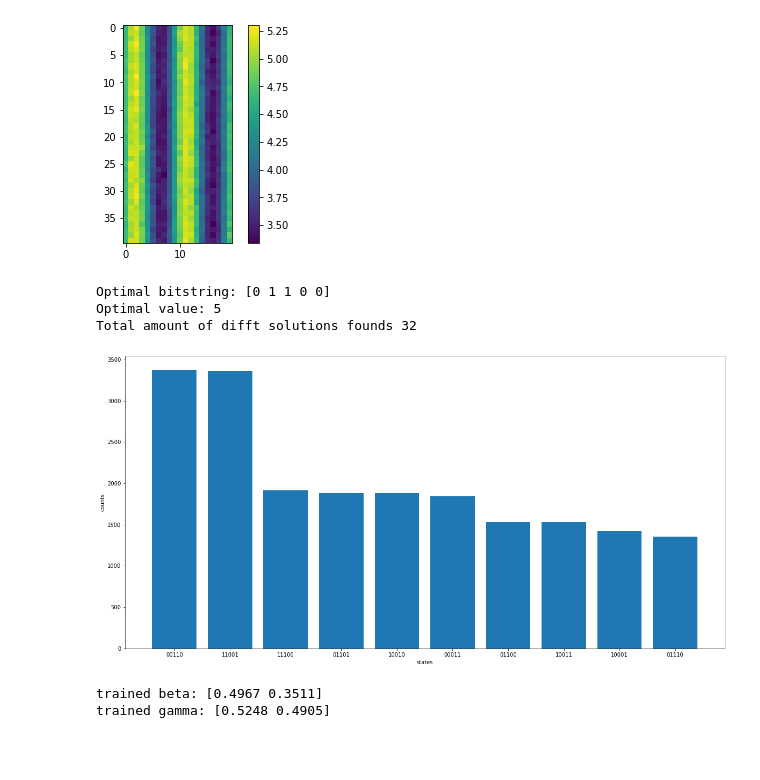
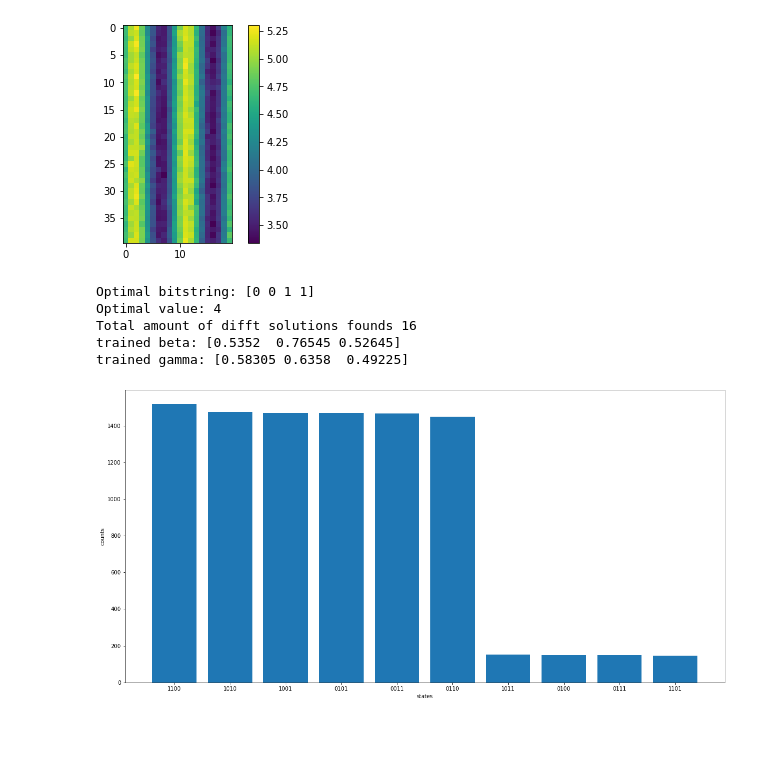
Before and after one commit to XunyiZhao/Quantum_Information_Project, a Jupyter notebook: maxcut.ipynb, the cells around one changed output. Cells and saved outputs as stored; diff of their text form; code cells hidden in the pictures; blank space fills up the shorter version.

```diff
--- a/maxcut.ipynb
+++ b/maxcut.ipynb
@@ -200,16 +243,26 @@ class maxcut:
         plt.show()
 # %%
 #some fancy graph
-#G = nx.Graph([(0,1),(0,2),(0,3),(1,2),(1,3),(0,4),(2,4),(3,4),(2,5),(4,5)])
+#G = nx.Graph([(0,1),(0,2),(0,3),(1,2),(1,3),(0,4),(2,4),(3,4),(2,5),(4,5),(1,6),(6,5)])
 
 #nice testing graph
 #G = nx.Graph([(0,1),(1,2),(1,3),(0,2),(2,4),(1,4)])
 
-G = nx.Graph([(0,1),(1,2),(2,3),(0,3)])
+#Butterfly
+#G = nx.Graph([(0,1),(1,2),(2,0),(0,3),(3,4),(4,0)])
+
+#Star
+#G = nx.Graph([(0,1),(0,2),(0,3)])
+
+
+G = nx.Graph([(0,1),(1,2),(2,0),(3,2),(1,3),(3,0)])
+
+
+#G = nx.Graph([(0,1)])
 edges = len(G)
 A = nx.adjacency_matrix(G)
 A = np.array(A.todense())
-print(A)
+# print(A)
 
 #mc = maxcut(edges, [[0,1], [1,2], [1,3], [2,3]])
 mc = maxcut(G)
@@ -227,7 +276,7 @@ mc.draw()
 # %%
 %%time
 
-curve = mc.train(opt_rounds=20, depth = 2, sims = 30000, learning_rate = 0.01)
+curve = mc.train(opt_rounds=20, depth = 3, sims = 10000, learning_rate = 0.01)
 plt.plot(curve)
 plt.show()
 # %% [output]
@@ -235,0 +285,6 @@ Wall time: 19.3 s
+# %%
+%%time
+
+curve = mc.train(opt_rounds=20, depth = 3, sims = 5000, learning_rate = 0.01)
+plt.plot(curve)
+plt.show()
@@ -244,39 +335,36 @@ mc.heatmap(2, n_gamma=40, n_beta=20)
 # %%
 counts = mc.counts
 
 
 y=0
 
 newcounts = sorted(counts.items(), key = lambda x:(x[1], x[0]), reverse=True)
 
+
 y = np.array([int(x) for x in list(newcounts[0][0].format(len(newcounts[0][0])))])
 y = y[::-1]
 print("Optimal bitstring:", y)
 print("Optimal value:", int(np.sum(np.outer(y,(1-y)) * A)))
 print("Total amount of difft solutions founds", len(counts))
+print('trained beta:', mc.beta)
+print('trained gamma:', mc.gamma)
 
-
+bars = 10
 
 
 plt.figure(figsize=(20,10))
-plt.bar(range(min(len(counts),10)), list(np.array(newcounts)[0:10,1].astype(int)), align='center')
-plt.xticks(range(min(len(counts),10)), list(np.array(newcounts)[0:10,0]))
+plt.bar(range(min(len(counts),bars)), list(np.array(newcounts)[0:bars,1].astype(int)), align='center')
+plt.xticks(range(min(len(counts),bars)), list(np.array(newcounts)[0:bars,0]))
 plt.xlabel('states')
 plt.ylabel('counts')
 plt.show()
 # %% [output]
-Optimal bitstring: [0 1 1 0 0]
-Optimal value: 5
-Total amount of difft solutions founds 32
+Optimal bitstring: [0 0 1 1]
+Optimal value: 4
+Total amount of difft solutions founds 16
+trained beta: [0.5352  0.76545 0.52645]
+trained gamma: [0.58305 0.6358  0.49225]
-[figure, old version]
+[figure, new version]
-# %%
-print('trained beta:', mc.beta)
-print('trained gamma:', mc.gamma)
-# %% [output]
-trained beta: [0.4967 0.3511]
-trained gamma: [0.5248 0.4905]
-# %% [markdown]
-###
 # %%
 #Thingy for binary thingy
 s = list("{0:0eb}")
```
Also changed, not shown: parts of 12 cells of this notebook, 1 other file.
